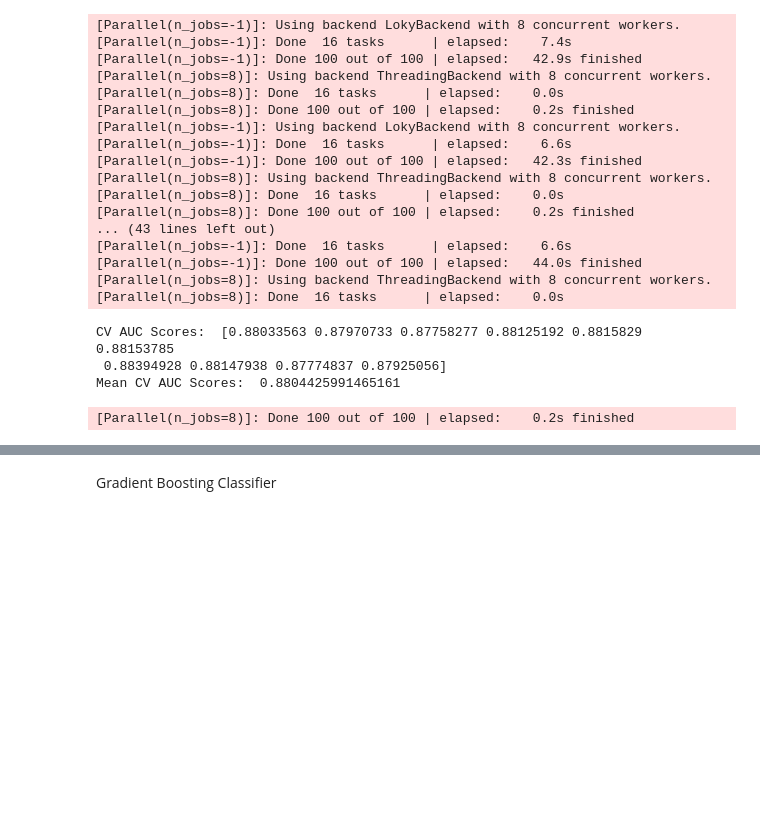
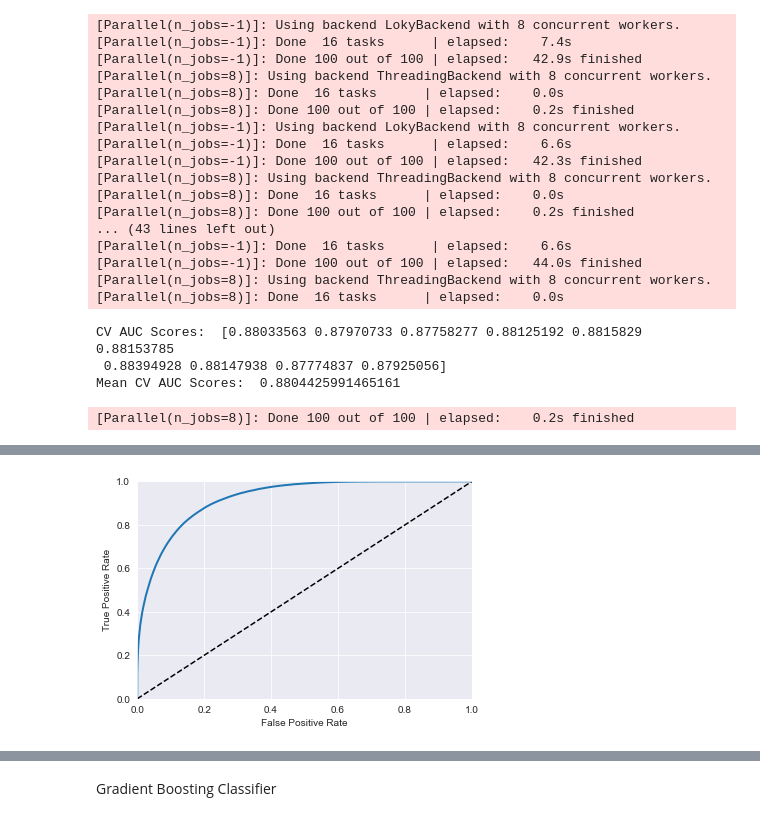
Before and after one commit to horacefung/Main_Projects, a Jupyter notebook: Smart_Watch_Motion_Detection/notebooks/model_training.ipynb, the cells around one changed output, grey strips where cells are left out. Cells and saved outputs as stored; diff of their text form; code cells hidden in the pictures; blank space fills up the shorter version.

```diff
--- a/Smart_Watch_Motion_Detection/notebooks/model_training.ipynb
+++ b/Smart_Watch_Motion_Detection/notebooks/model_training.ipynb
@@ -53,11 +59,35 @@ x_train, x_test, y_train, y_test = train_test_split(x, y, test_size=0.2, random_
+# %%
+def save_model(model, path):
+    joblib.dump(model, path)
+    print('Saved Model: ', path)
+
+def load_model(path):
+    model = joblib.load(path)
+    return(model)
 # %%
 #Plot ROC Curve
-def plot_roc_curve(fpr, tpr, label = None):
-    plt.plot(fpr, tpr, linewidth = 2, label = label)
+def roc_plot(model, x, y):
+
+    y_scores = model.predict_proba(x)[:, 1]
+    fpr, tpr, thresholds = roc_curve(y, y_scores)
+
+    plt.plot(fpr, tpr, linewidth = 2, label = None)
     plt.plot([0, 1], [0, 1], 'k--')
     plt.axis([0, 1, 0, 1])
     plt.xlabel('False Positive Rate')
     plt.ylabel('True Positive Rate')
+
+    #plt.show()
+
+    #cv_scores = cross_val_score(model, x, y, scoring='roc_auc', cv=10)
+    #cv_scores_mean = np.mean(cv_scores)
+
+    # Optimal threshold
+    #opt_index = np.argmax(tpr/(fpr+0.01))
+    #threshold = thresholds[opt_index]
+
+    return threshold
+
 
 #Plot basic diagnostics
 def classification_diagnostics(model, x, y, standardize = True, classifier = True):
@@ -81,7 +111,7 @@ def classification_diagnostics(model, x, y, standardize = True, classifier = Tru
     #Residual vs Fitted Plot
     sns.regplot(y_hat,
                 std_residuals,
-                lowess=True,
+                #lowess=True,
                 line_kws={'color': 'red', 'lw': 1, 'alpha': 1},
                 ax = axs[0])
 
@@ -161,7 +235,7 @@ class ContinuousFeatureEngineering(BaseEstimator, TransformerMixin):
 # %%
 # ----Feature Pipeline ----#
 num_attributes = ['accel_x', 'accel_y', 'accel_z', 'gyro_x', 'gyro_y', 'gyro_z']
-window = 50
+window = 100
 
 numerical_pipeline = Pipeline([
 
@@ -300,0 +379,5 @@ Mean CV AUC Scores:  0.8804425991465161
+# %%
+rand_forest_model = load_model(path = '../data/watch/models/random_forest_model.pkl')
+# %%
+fpr, tpr, thresholds = roc_plot(rand_forest_model, processed_x_train, y_train)
+# %% [output]
@@ -300,0 +387 @@ Mean CV AUC Scores:  0.8804425991465161
+[figure, added]
```
Also changed, not shown: parts of 24 cells of this notebook, 2 other files.
